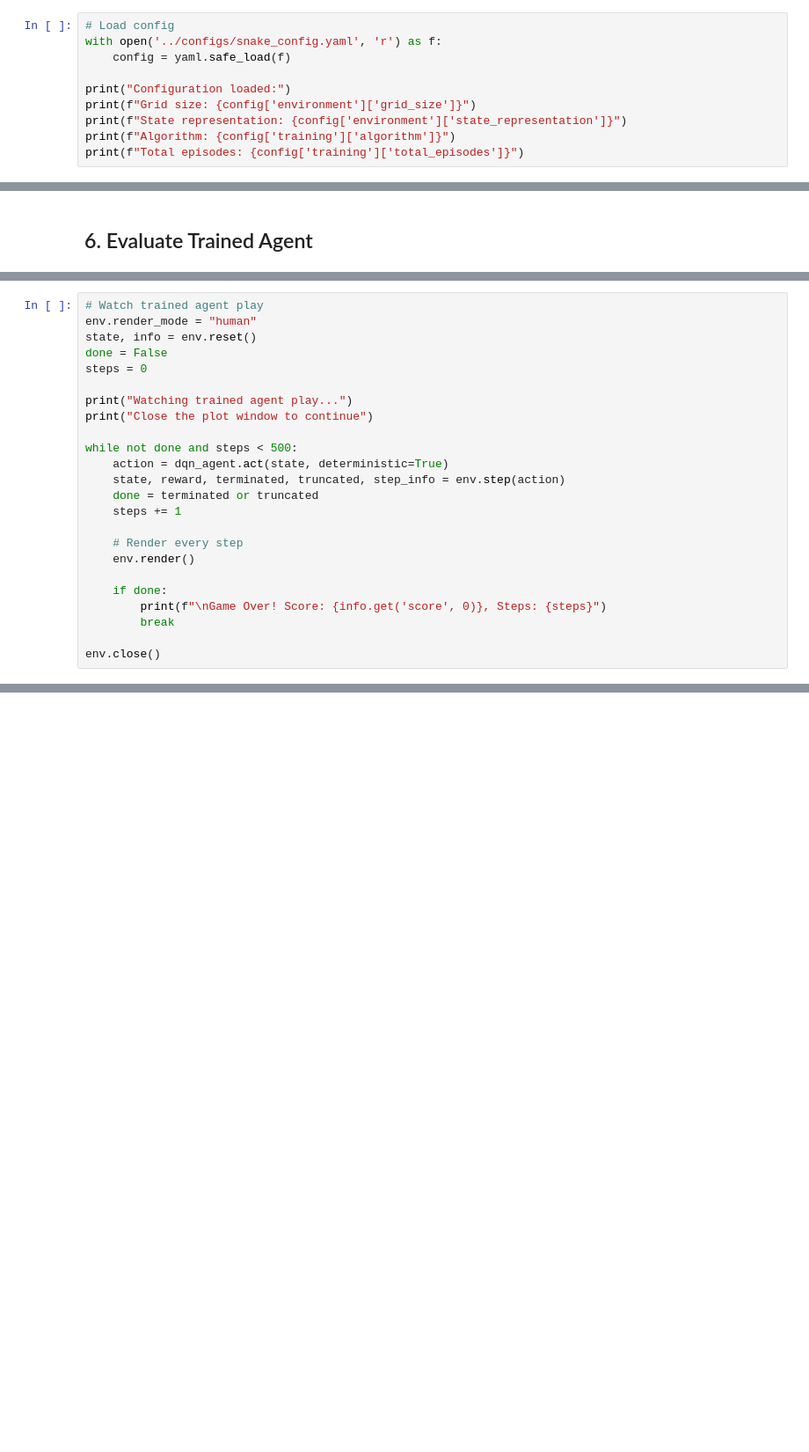
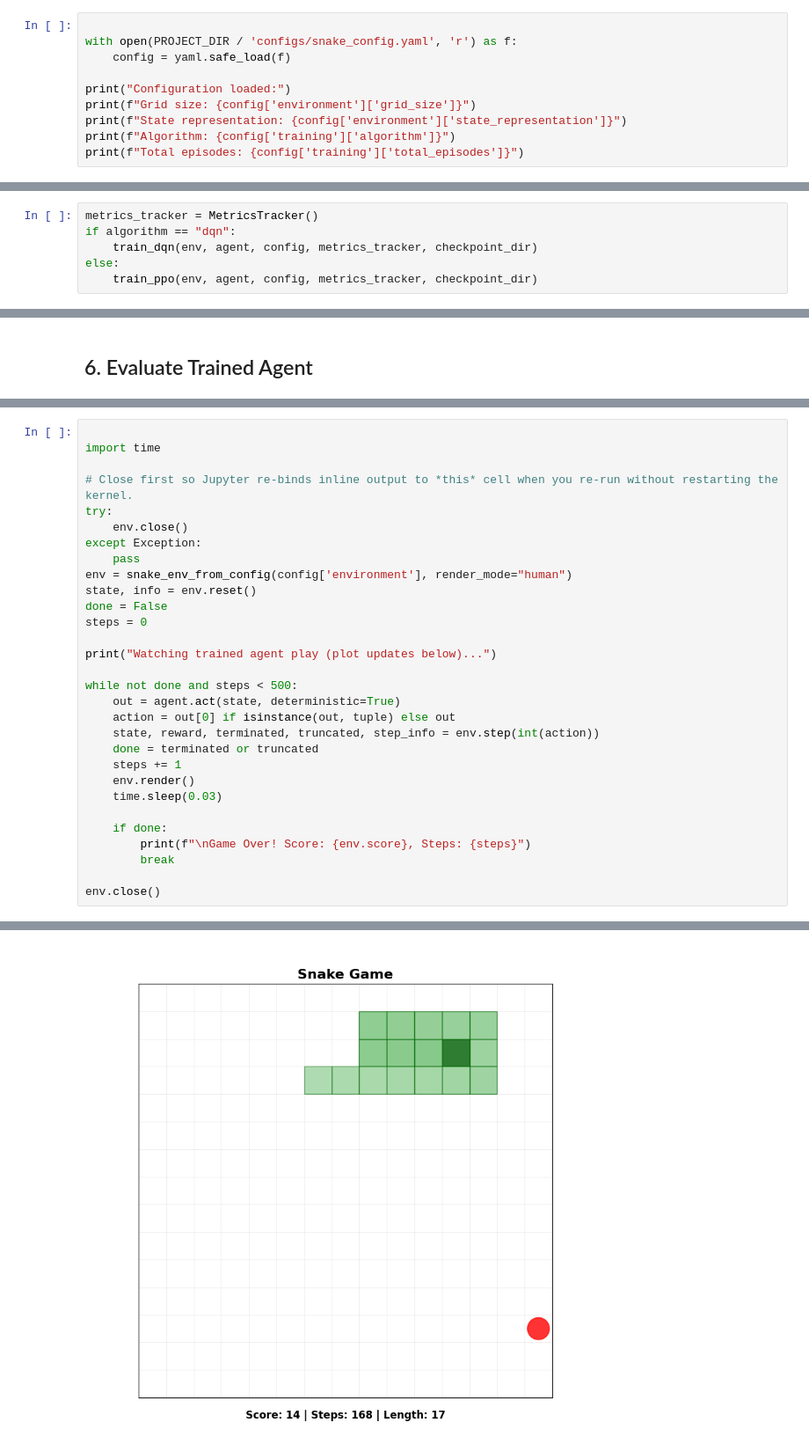
Before and after one commit to HOSH19/drl, a Jupyter notebook: notebooks/snake_experiments.ipynb, the cells around one changed output, grey strips where cells are left out. Shown at 88% size. Saved outputs shown, nothing was run; the diff lists cells and outputs as text; blank space fills up the shorter version.

```diff
--- a/notebooks/snake_experiments.ipynb
+++ b/notebooks/snake_experiments.ipynb
@@ -39,8 +55,8 @@ if torch.cuda.is_available():
 # %% [markdown]
 ## 1. Load Configuration
 # %%
-# Load config
-with open('../configs/snake_config.yaml', 'r') as f:
+
+with open(PROJECT_DIR / 'configs/snake_config.yaml', 'r') as f:
     config = yaml.safe_load(f)
 
 print("Configuration loaded:")
@@ -191,0 +197,6 @@ print("\nTraining complete!")
+# %%
+metrics_tracker = MetricsTracker()
+if algorithm == "dqn":
+    train_dqn(env, agent, config, metrics_tracker, checkpoint_dir)
+else:
+    train_ppo(env, agent, config, metrics_tracker, checkpoint_dir)
@@ -213,24 +301,31 @@ print("="*50)
 # %%
-# Watch trained agent play
-env.render_mode = "human"
+
+import time
+
+# Close first so Jupyter re-binds inline output to *this* cell when you re-run without restarting the kernel.
+try:
+    env.close()
+except Exception:
+    pass
+env = snake_env_from_config(config['environment'], render_mode="human")
 state, info = env.reset()
 done = False
 steps = 0
 
-print("Watching trained agent play...")
-print("Close the plot window to continue")
+print("Watching trained agent play (plot updates below)...")
 
 while not done and steps < 500:
-    action = dqn_agent.act(state, deterministic=True)
-    state, reward, terminated, truncated, step_info = env.step(action)
+    out = agent.act(state, deterministic=True)
+    action = out[0] if isinstance(out, tuple) else out
+    state, reward, terminated, truncated, step_info = env.step(int(action))
     done = terminated or truncated
     steps += 1
-
-    # Render every step
     env.render()
+    time.sleep(0.03)
 
     if done:
-        print(f"\nGame Over! Score: {info.get('score', 0)}, Steps: {steps}")
+        print(f"\nGame Over! Score: {env.score}, Steps: {steps}")
         break
 
 env.close()
+# %% [output]
@@ -236,0 +333 @@ env.close()
+[figure, added]
```
Also changed, not shown: parts of 16 cells of this notebook, 26 other files.
